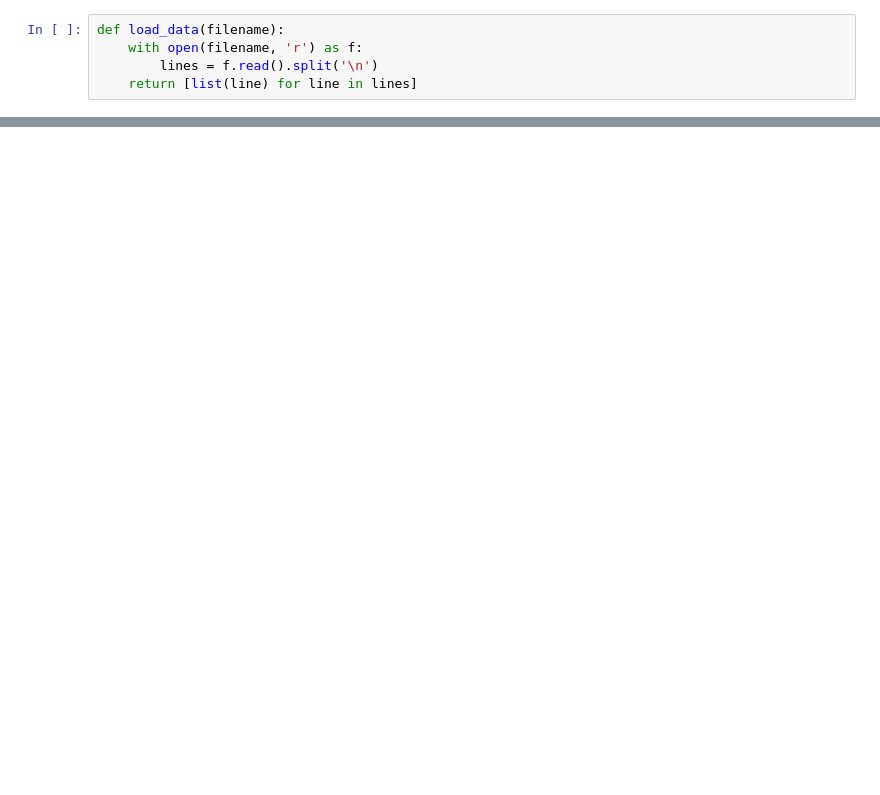
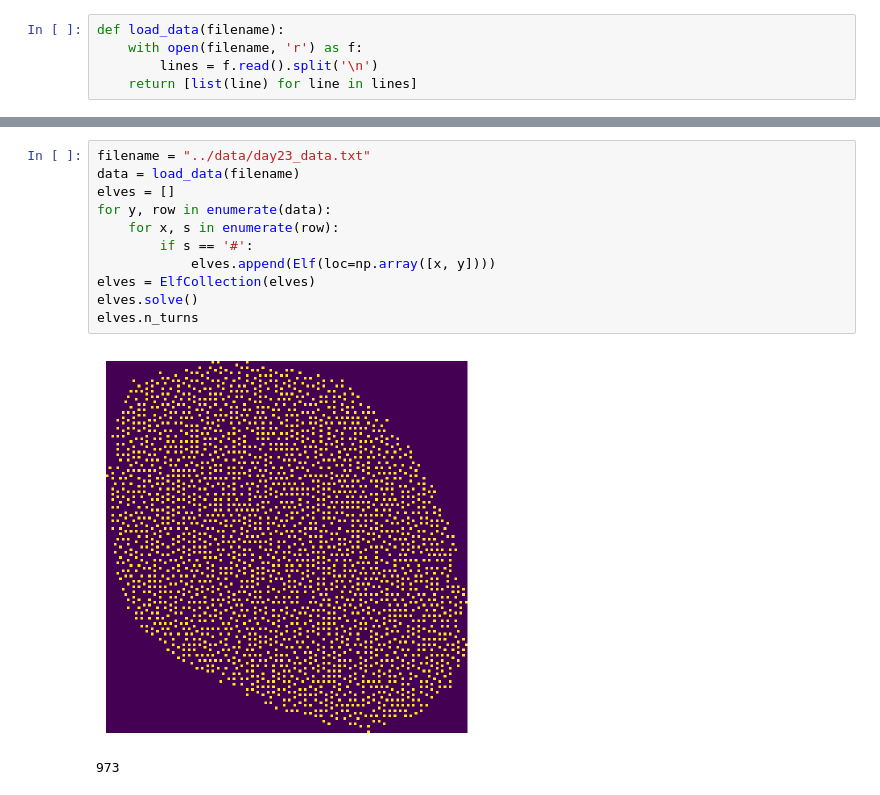
Before and after one commit to bjmorgan/advent-of-code-2022, a Jupyter notebook: solutions/day 23.ipynb, the cells around one changed output, grey strips where cells are left out. Drawn from its saved outputs; the diff is of its cells as text; blank space fills up the shorter version.

```diff
--- a/solutions/day 23.ipynb
+++ b/solutions/day 23.ipynb
@@ -43,0 +195,14 @@ elves
+# %%
+filename = "../data/day23_data.txt"
+data = load_data(filename)
+elves = []
+for y, row in enumerate(data):
+    for x, s in enumerate(row):
+        if s == '#':
+            elves.append(Elf(loc=np.array([x, y])))
+elves = ElfCollection(elves)
+elves.solve()
+elves.n_turns
+# %% [output]
+[figure, added]
+973
```
Also changed, not shown: parts of 6 cells of this notebook, 4 other files.
